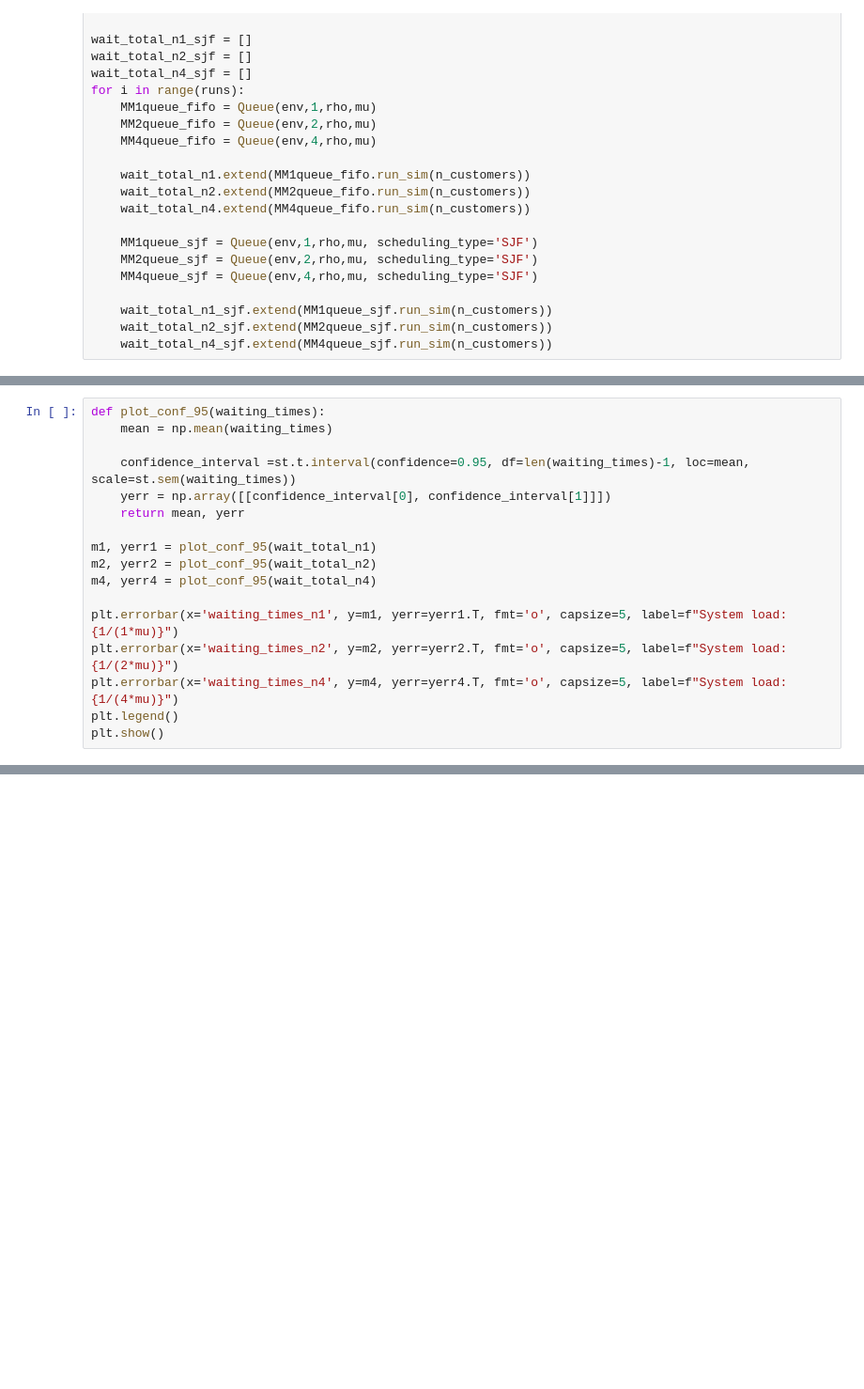
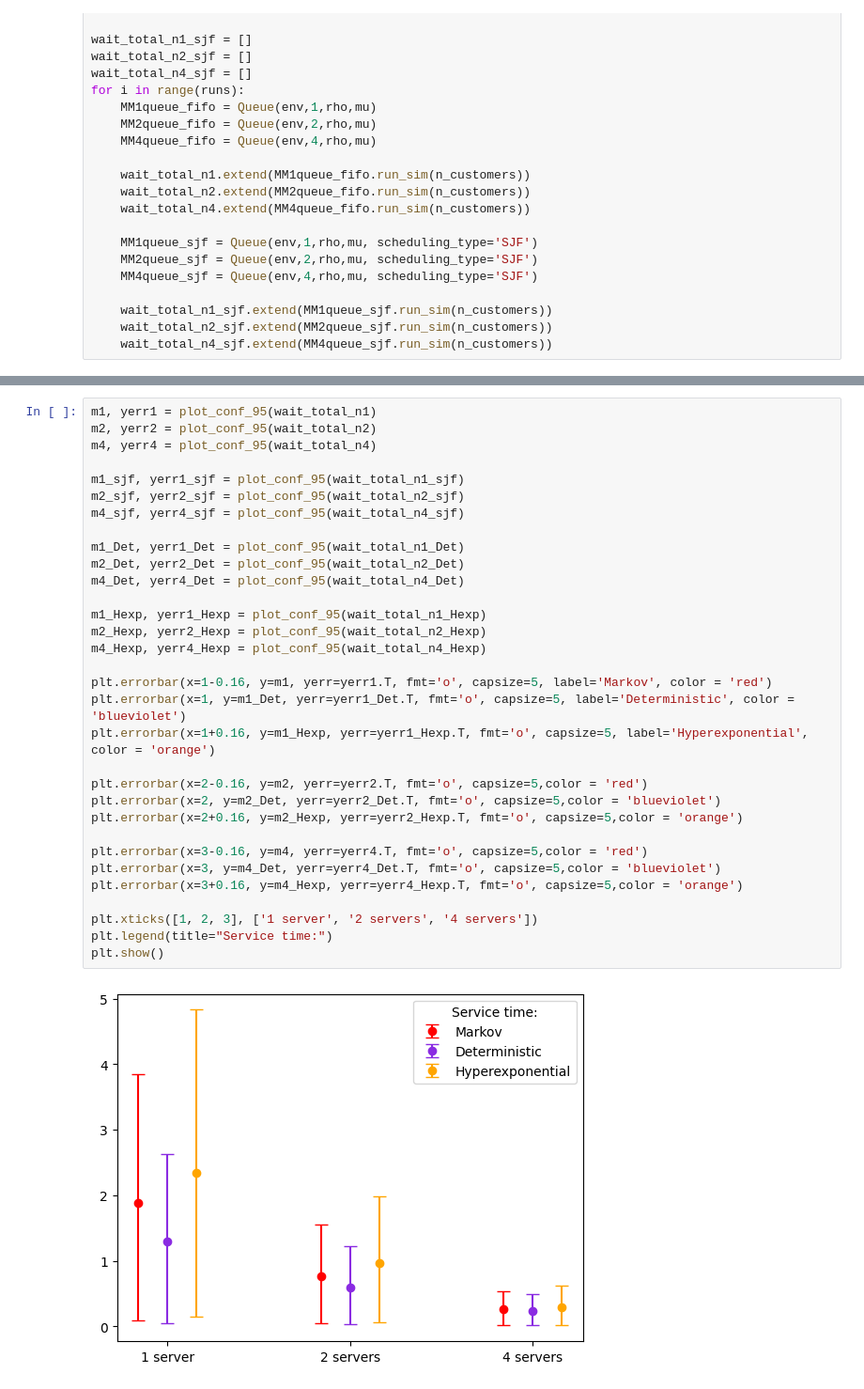
Before and after one commit to LoesBijman/stochastic_2, a Jupyter notebook: assignment_2.ipynb, the cells around one changed output, grey strips where cells are left out. Shown at 94% size. Cells and saved outputs as stored; diff of their text form; blank space fills up the shorter version.

```diff
--- a/assignment_2.ipynb
+++ b/assignment_2.ipynb
@@ -185,17 +210,0 @@ the mean waiting time was 0.0, with a standard deviation of 0.0
-# %%
-def plot_conf_95(waiting_times):
-    mean = np.mean(waiting_times)
-
-    confidence_interval =st.t.interval(confidence=0.95, df=len(waiting_times)-1, loc=mean, scale=st.sem(waiting_times))
-    yerr = np.array([[confidence_interval[0], confidence_interval[1]]])
-    return mean, yerr
-
-m1, yerr1 = plot_conf_95(wait_total_n1)
-m2, yerr2 = plot_conf_95(wait_total_n2)
-m4, yerr4 = plot_conf_95(wait_total_n4)
-
-plt.errorbar(x='waiting_times_n1', y=m1, yerr=yerr1.T, fmt='o', capsize=5, label=f"System load: {1/(1*mu)}")
-plt.errorbar(x='waiting_times_n2', y=m2, yerr=yerr2.T, fmt='o', capsize=5, label=f"System load: {1/(2*mu)}")
-plt.errorbar(x='waiting_times_n4', y=m4, yerr=yerr4.T, fmt='o', capsize=5, label=f"System load: {1/(4*mu)}")
-plt.legend()
-plt.show()
@@ -262,0 +282,34 @@ the mean waiting time was 30.62363174864148, with a standard deviation of 23.468
+# %%
+m1, yerr1 = plot_conf_95(wait_total_n1)
+m2, yerr2 = plot_conf_95(wait_total_n2)
+m4, yerr4 = plot_conf_95(wait_total_n4)
+
+m1_sjf, yerr1_sjf = plot_conf_95(wait_total_n1_sjf)
+m2_sjf, yerr2_sjf = plot_conf_95(wait_total_n2_sjf)
+m4_sjf, yerr4_sjf = plot_conf_95(wait_total_n4_sjf)
+
+m1_Det, yerr1_Det = plot_conf_95(wait_total_n1_Det)
+m2_Det, yerr2_Det = plot_conf_95(wait_total_n2_Det)
+m4_Det, yerr4_Det = plot_conf_95(wait_total_n4_Det)
+
+m1_Hexp, yerr1_Hexp = plot_conf_95(wait_total_n1_Hexp)
+m2_Hexp, yerr2_Hexp = plot_conf_95(wait_total_n2_Hexp)
+m4_Hexp, yerr4_Hexp = plot_conf_95(wait_total_n4_Hexp)
+
+plt.errorbar(x=1-0.16, y=m1, yerr=yerr1.T, fmt='o', capsize=5, label='Markov', color = 'red')
+plt.errorbar(x=1, y=m1_Det, yerr=yerr1_Det.T, fmt='o', capsize=5, label='Deterministic', color = 'blueviolet')
+plt.errorbar(x=1+0.16, y=m1_Hexp, yerr=yerr1_Hexp.T, fmt='o', capsize=5, label='Hyperexponential', color = 'orange')
+
+plt.errorbar(x=2-0.16, y=m2, yerr=yerr2.T, fmt='o', capsize=5,color = 'red')
+plt.errorbar(x=2, y=m2_Det, yerr=yerr2_Det.T, fmt='o', capsize=5,color = 'blueviolet')
+plt.errorbar(x=2+0.16, y=m2_Hexp, yerr=yerr2_Hexp.T, fmt='o', capsize=5,color = 'orange')
+
+plt.errorbar(x=3-0.16, y=m4, yerr=yerr4.T, fmt='o', capsize=5,color = 'red')
+plt.errorbar(x=3, y=m4_Det, yerr=yerr4_Det.T, fmt='o', capsize=5,color = 'blueviolet')
+plt.errorbar(x=3+0.16, y=m4_Hexp, yerr=yerr4_Hexp.T, fmt='o', capsize=5,color = 'orange')
+
+plt.xticks([1, 2, 3], ['1 server', '2 servers', '4 servers'])
+plt.legend(title="Service time:")
+plt.show()
+# %% [output]
+[figure, added]
```
Also changed, not shown: parts of 12 cells of this notebook.
